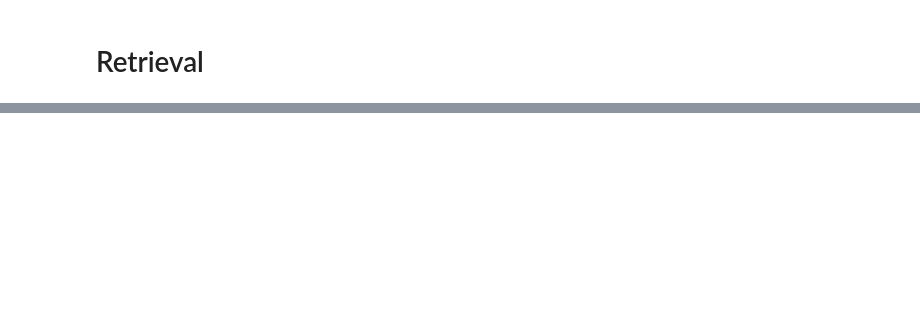
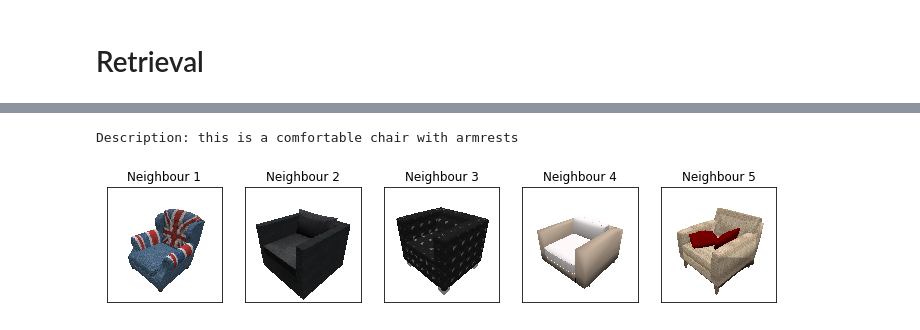
Before and after one commit to fabinsch/3D_Cross_Modal_Retrieval, a Jupyter notebook: execute.ipynb, the cells around one changed output, grey strips where cells are left out. Cells and saved outputs as stored; diff of their text form; code cells hidden in the pictures; blank space fills up the shorter version.

```diff
--- a/execute.ipynb
+++ b/execute.ipynb
@@ -34,10 +45,10 @@ import SiameseNet
 
 device = torch.device("cuda:0" if torch.cuda.torch.cuda.is_available() else "cpu")
 
-batch_size = 16
+batch_size = 64
 net = SiameseNet.SiameseNet(batch_size)
-suffix = '_test' # comment in if not coming from generating the dataset
-path_to_params = "models/tt.pt" # if file does not exist or is empty it starts from untrained and later saves to the file
+suffix = '_100VAL' # comment in if not coming from generating the dataset
+path_to_params = "models/baseline_bs64_ALL_from_zero.pt" # if file does not exist or is empty it starts from untrained and later saves to the file
 
 # shift to GPU if available
 
@@ -66,11 +79,11 @@ tensorboard --logdir runs
 # %%
 #training parameters
 
-writer_suffix = 'tt'
+writer_suffix = '_baseline_final_ALL_from12'
 margin = 0.5
-num_epochs = 3
+num_epochs = 100
 print_batch = 30
-lr = 0.001
+lr = 0.0005
 # %%
 net = SiameseNet.train(net, num_epochs, margin, lr, print_batch,
                        data_dir_train, data_dir_val, writer_suffix, path_to_params, working_dir, class_dir)
@@ -108,4 +190,7 @@ utils.retrieve_images(y_pred, ids, data_dir_val, class_dir, num_KNN=5, max_show=
 # %%
-sentence = 'this is a rectangular wooden table'
+sentence = 'this is a comfortable chair with armrests'
 #sentence = input("Enter sentence")
 utils.retrieve_one_sentence(net, data_dir_val, working_dir, sentence, class_dir, y_pred , ids, shape, num_KNN=5,samples_pointcould=2500)
+# %% [output]
+Description: this is a comfortable chair with armrests
+[figure, added]
```
Also changed, not shown: parts of 8 cells of this notebook.
